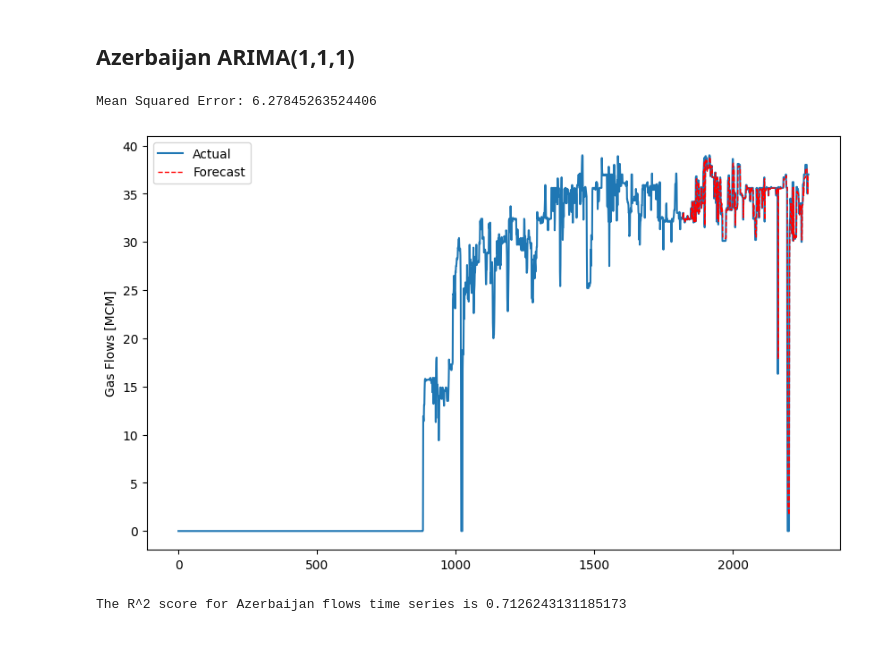
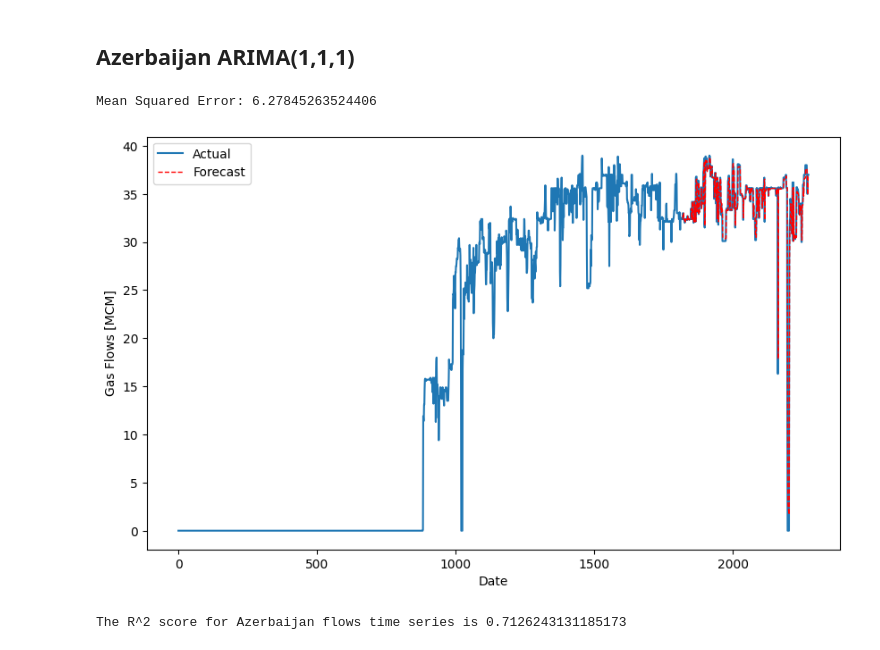
Before and after one commit to bassem-1/European-Gas-Imports, a Jupyter notebook: Main-code.ipynb, the cells around one changed output. Drawn from its saved outputs; the diff is of its cells as text; code cells hidden in the pictures.

```diff
--- a/Main-code.ipynb
+++ b/Main-code.ipynb
@@ -401,35 +404,36 @@ train_size = int(len(df) * 0.8)
 train, test = df.iloc[:train_size], df.iloc[train_size:]
 value= 'Azerbaijan'
 
 # Fitting ARIMA model
 predictions = []
 history = [x for x in train[value]]
 
 for t in range(len(test)):
     model = ARIMA(history, order=(1, 1, 1))
     model_fit = model.fit()
     output = model_fit.forecast()
     yhat = output[0]
     predictions.append(yhat)
     obs = test[value].iloc[t]
     history.append(obs)
 
 test['predictions'] = predictions
 
 # Evaluating the model
 mse = mean_squared_error(test[value], test['predictions'])
 print(f'Mean Squared Error: {mse}')
 
 # Plotting the results
 plt.figure(figsize=(10, 6))
-plt.plot(df[value], label='Actual')
+plt.plot(df[value],label='Actual')
 plt.plot(test['predictions'], label='Forecast', color='red', linestyle='--', linewidth=1)
 plt.ylabel('Gas Flows [MCM]')
+plt.xlabel('Date')
 plt.legend()
 plt.show()
 # %% [output]
 Mean Squared Error: 6.27845263524406
-[figure, old version]
+[figure, new version]
 # %%
 print('The R^2 score for Azerbaijan flows time series is', r2_score(test['Azerbaijan'],test['predictions']))
 # %% [output]
```
Also changed, not shown: parts of 26 cells of this notebook.
